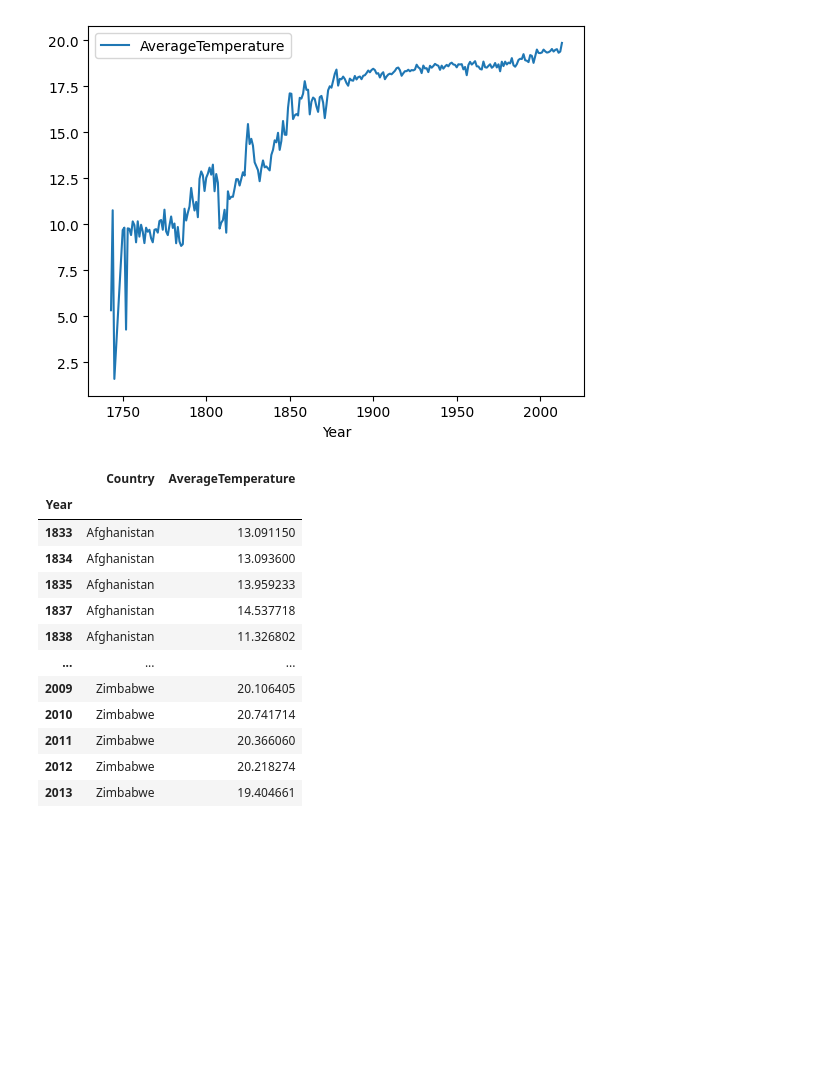
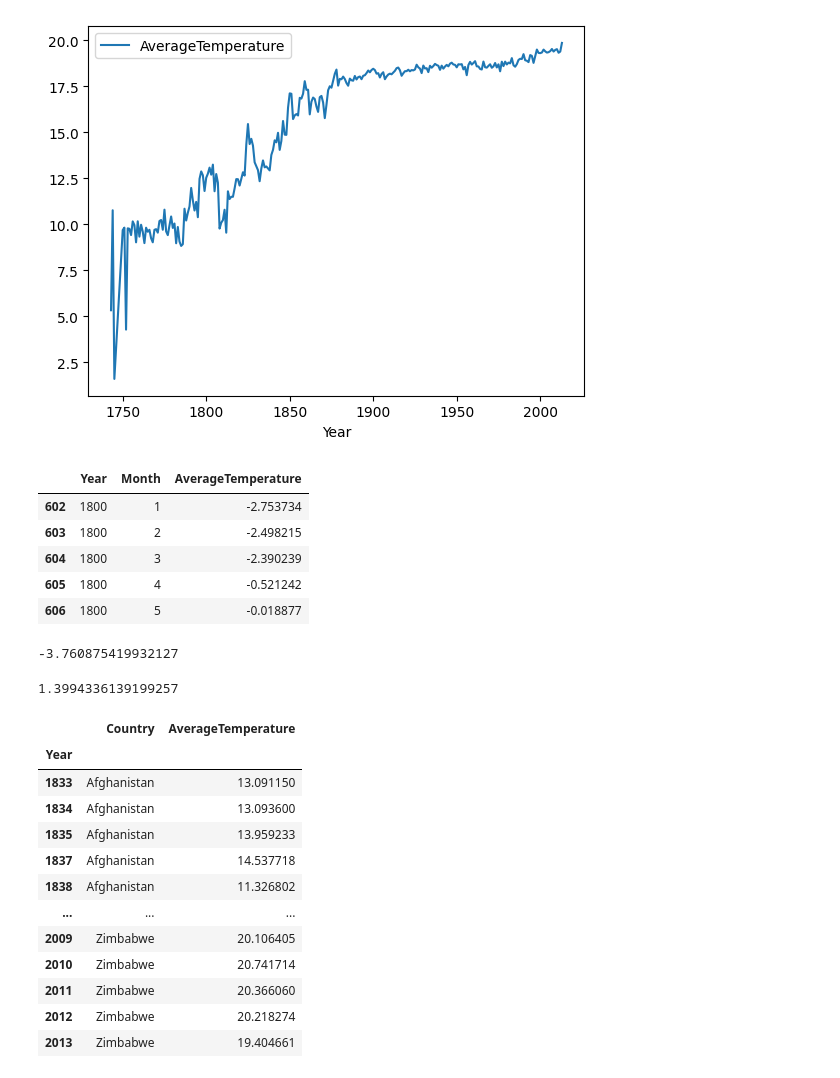
Before and after one commit to CyberStefNef/World_Temperature_Analysis, a Jupyter notebook: arima.ipynb, the cells around one changed output. Drawn from its saved outputs; the diff is of its cells as text; code cells hidden in the pictures; blank space fills up the shorter version.

```diff
--- a/arima.ipynb
+++ b/arima.ipynb
@@ -442,6 +457,43 @@ df_year.plot()
 # %% [output]
 <Axes: xlabel='Year'>
 [figure]
+# %%
+# First, group by both 'Country' and year and calculate the mean temperature
+df_monthly = df_slope.groupby([df_slope.index])['AverageTemperature'].mean().reset_index()
+
+
+# Now, df_country_year contains the average temperature per year per country
+df_monthly = df_monthly.dropna()
+
+
+df_monthly['Year'] = df_monthly["dt"].dt.year
+df_monthly['Month'] = df_monthly["dt"].dt.month
+df_monthly = df_monthly[(df_monthly['Year'] >= 1800) & (df_monthly['Year'] <= 2012)]
+#Reorder the columns if needed
+df_monthly = df_monthly[['Year', 'Month', 'AverageTemperature']]
+#df_monthly = df_monthly.set_index(['Year', 'Month'])
+# Normalize the AverageTemperature column
+# Calculate the mean and standard deviation for the AverageTemperature
+mean_temperature = df_monthly['AverageTemperature'].mean()
+std_temperature = df_monthly['AverageTemperature'].std()
+
+# Normalize the AverageTemperature column using z-score
+df_monthly['AverageTemperature'] = (df_monthly['AverageTemperature'] - mean_temperature) / std_temperature
+#df_monthly = df_monthly.reset_index()
+df_monthly.head()
+# %% [output]
+|  | Year | Month | AverageTemperature |
+| 602 | 1800 | 1 | -2.753734 |
+| 603 | 1800 | 2 | -2.498215 |
+| 604 | 1800 | 3 | -2.390239 |
+| 605 | 1800 | 4 | -0.521242 |
+| 606 | 1800 | 5 | -0.018877 |
+# %%
+print(df_monthly["AverageTemperature"].min())
+df_monthly["AverageTemperature"].max()
+# %% [output]
+-3.760875419932127
+1.3994336139199257
 # %%
 # First, group by both 'Country' and year and calculate the mean temperature
 df_country_year = df_slope.groupby(['Country', df_slope.index.year])['AverageTemperature'].mean().reset_index()
```
Also changed, not shown: parts of 9 cells of this notebook, 3 other files.
